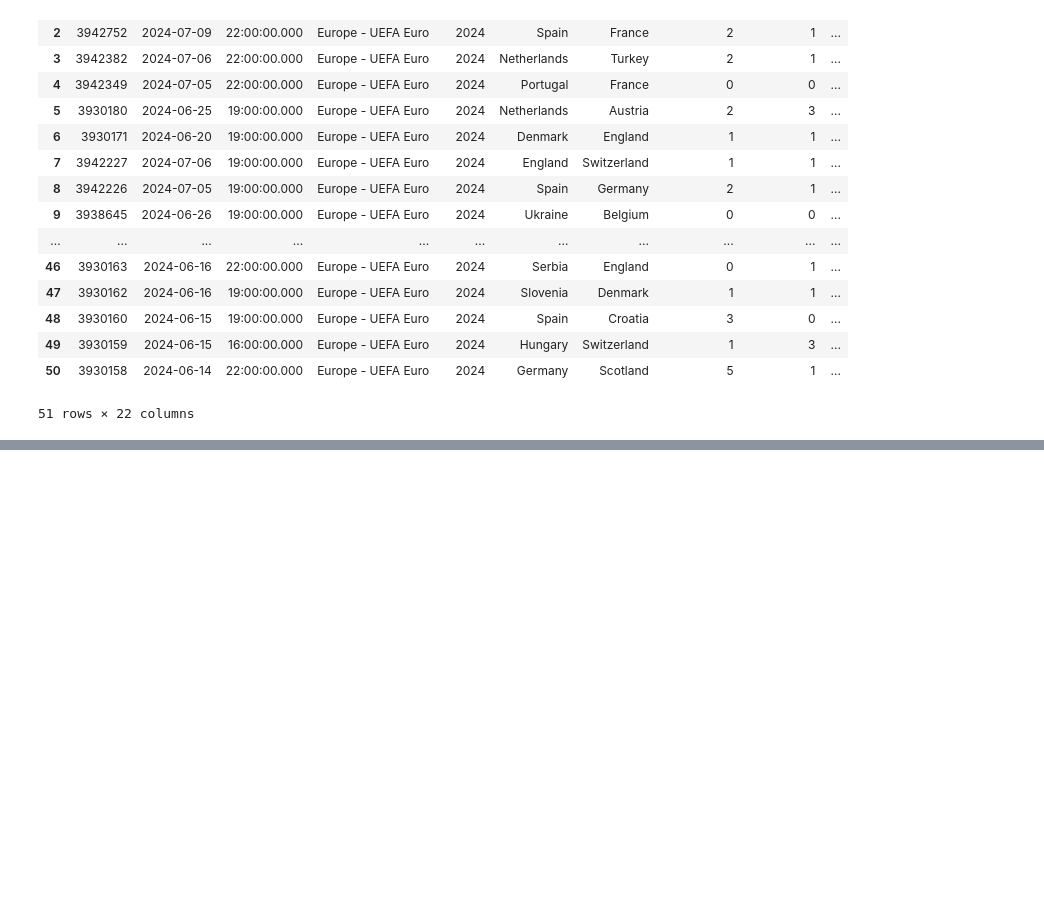
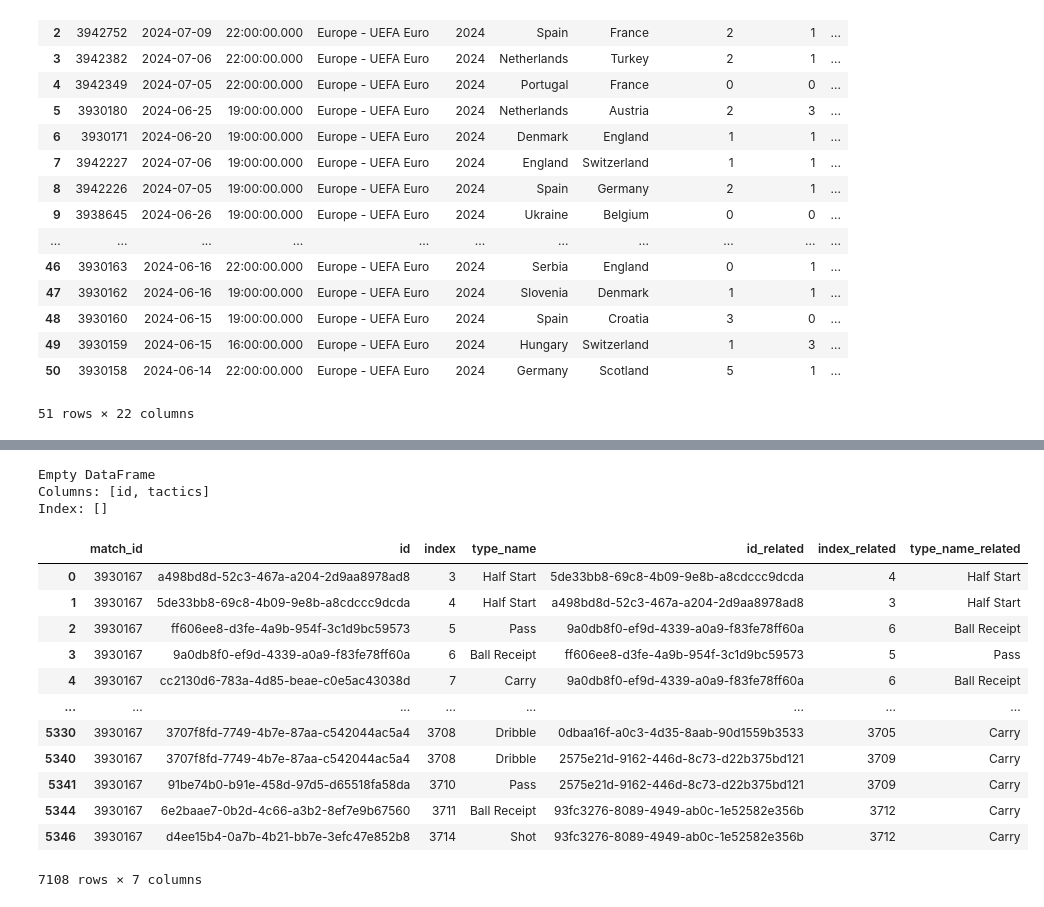
Before and after one commit to ItsMeAbby/Football-Analytics, a Jupyter notebook: data.ipynb, the cells around one changed output, grey strips where cells are left out. Drawn from its saved outputs; the diff is of its cells as text; code cells hidden in the pictures; blank space fills up the shorter version.

```diff
--- a/data.ipynb
+++ b/data.ipynb
@@ -139,0 +314,25 @@ sb.lineups(3930167)["Albania"]"]
+# %%
+print(starting_xi_event)
+# %% [output]
+Empty DataFrame
+Columns: [id, tactics]
+Index: []
+# %%
+parser = Sbopen()
+event, related, freeze, tactics = parser.event(3930167)
+# %%
+related
+# %% [output]
+|  | match_id | id | index | type_name | id_related | index_related | type_name_related |
+| 0 | 3930167 | a498bd8d-52c3-467a-a204-2d9aa8978ad8 | 3 | Half Start | 5de33bb8-69c8-4b09-9e8b-a8cdccc9dcda | 4 | Half Start |
+| 1 | 3930167 | 5de33bb8-69c8-4b09-9e8b-a8cdccc9dcda | 4 | Half Start | a498bd8d-52c3-467a-a204-2d9aa8978ad8 | 3 | Half Start |
+| 2 | 3930167 | ff606ee8-d3fe-4a9b-954f-3c1d9bc59573 | 5 | Pass | 9a0db8f0-ef9d-4339-a0a9-f83fe78ff60a | 6 | Ball Receipt |
+| 3 | 3930167 | 9a0db8f0-ef9d-4339-a0a9-f83fe78ff60a | 6 | Ball Receipt | ff606ee8-d3fe-4a9b-954f-3c1d9bc59573 | 5 | Pass |
+| 4 | 3930167 | cc2130d6-783a-4d85-beae-c0e5ac43038d | 7 | Carry | 9a0db8f0-ef9d-4339-a0a9-f83fe78ff60a | 6 | Ball Receipt |
+| ... | ... | ... | ... | ... | ... | ... | ... |
+| 5330 | 3930167 | 3707f8fd-7749-4b7e-87aa-c542044ac5a4 | 3708 | Dribble | 0dbaa16f-a0c3-4d35-8aab-90d1559b3533 | 3705 | Carry |
+| 5340 | 3930167 | 3707f8fd-7749-4b7e-87aa-c542044ac5a4 | 3708 | Dribble | 2575e21d-9162-446d-8c73-d22b375bd121 | 3709 | Carry |
+| 5341 | 3930167 | 91be74b0-b91e-458d-97d5-d65518fa58da | 3710 | Pass | 2575e21d-9162-446d-8c73-d22b375bd121 | 3709 | Carry |
+| 5344 | 3930167 | 6e2baae7-0b2d-4c66-a3b2-8ef7e9b67560 | 3711 | Ball Receipt | 93fc3276-8089-4949-ab0c-1e52582e356b | 3712 | Carry |
+| 5346 | 3930167 | d4ee15b4-0a7b-4b21-bb7e-3efc47e852b8 | 3714 | Shot | 93fc3276-8089-4949-ab0c-1e52582e356b | 3712 | Carry |
+7108 rows × 7 columns
```
Also changed, not shown: parts of 30 cells of this notebook, 8 other files.
